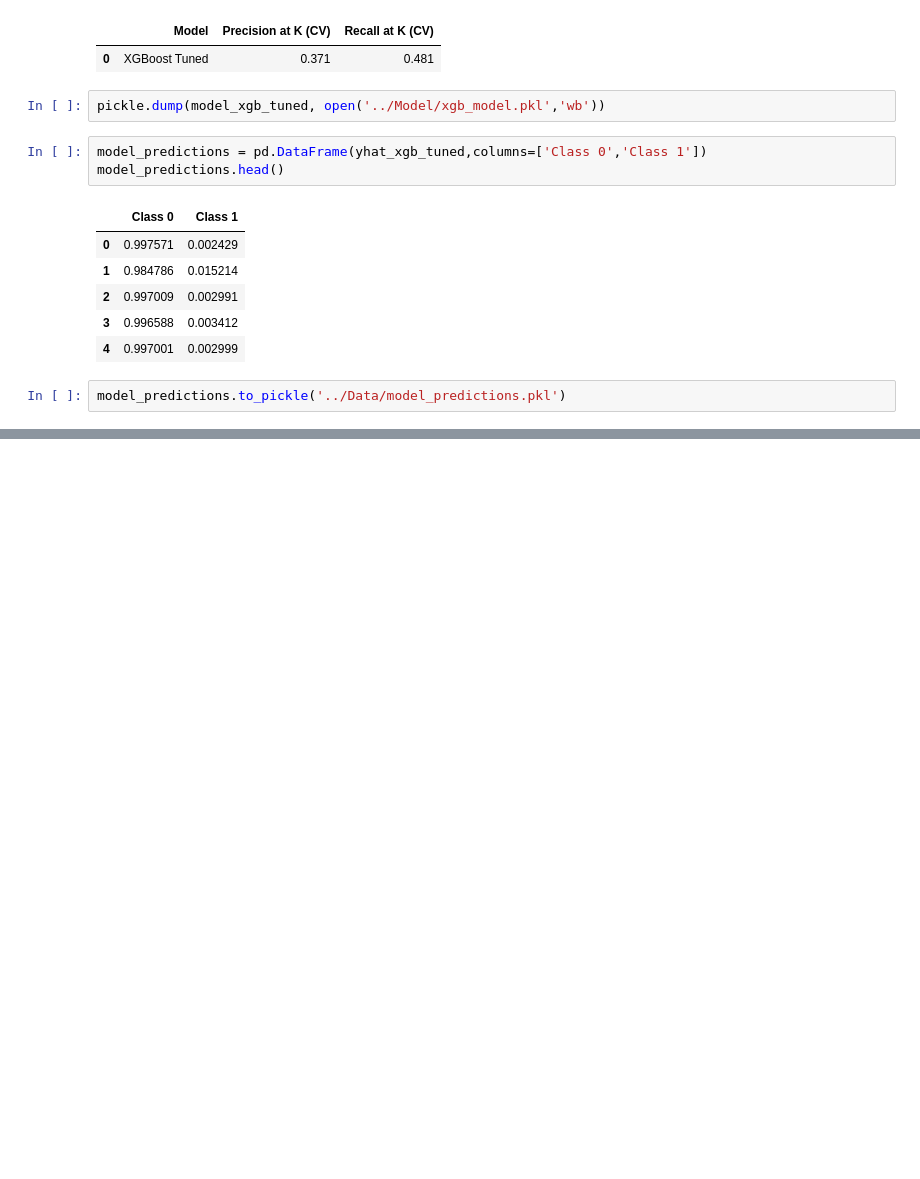
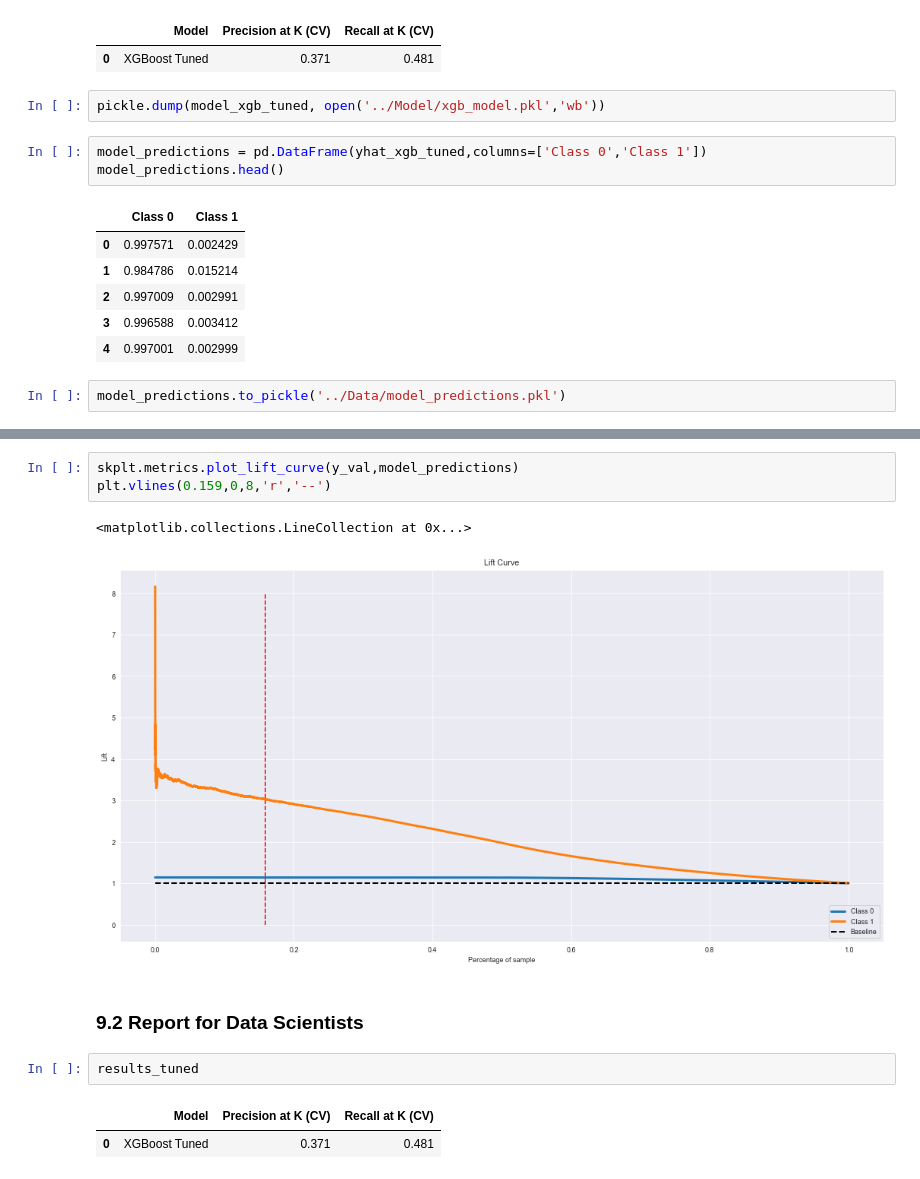
Before and after one commit to andre-ls/insurance-cross-sell, a Jupyter notebook: Code/main_notebook.ipynb, the cells around one changed output, grey strips where cells are left out. Saved outputs shown, nothing was run; the diff lists cells and outputs as text; blank space fills up the shorter version.

```diff
--- a/Code/main_notebook.ipynb
+++ b/Code/main_notebook.ipynb
@@ -662,0 +677,13 @@ model_predictions.to_pickle('../Data/model_predictions.pkl')
+# %%
+skplt.metrics.plot_lift_curve(y_val,model_predictions)
+plt.vlines(0.159,0,8,'r','--')
+# %% [output]
+<matplotlib.collections.LineCollection at 0x...>
+[figure, added]
+# %% [markdown]
+### 9.2 Report for Data Scientists
+# %%
+results_tuned
+# %% [output]
+|  | Model | Precision at K (CV) | Recall at K (CV) |
+| 0 | XGBoost Tuned | 0.371 | 0.481 |
```
Also changed, not shown: parts of 22 cells of this notebook.
